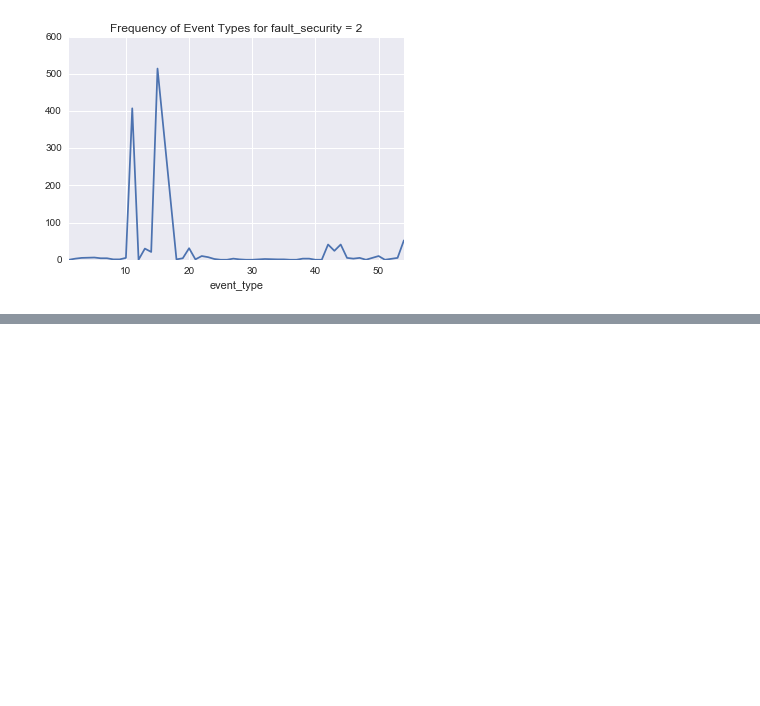
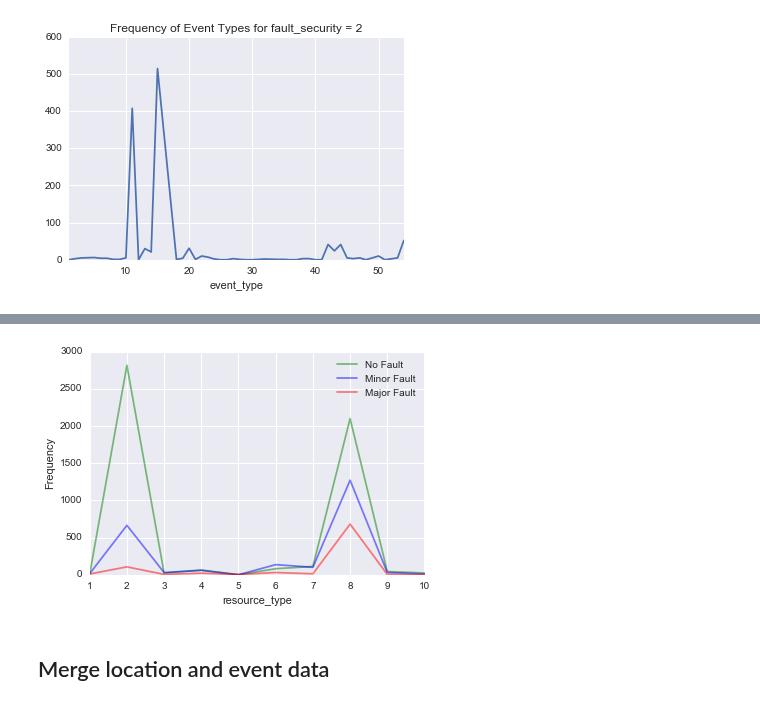
Before and after one commit to numb3r33/Applied-Data-Analysis, a Jupyter notebook: Telestra Network Disruptions/notebooks/Telestra-Understanding-Data.ipynb, the cells around one changed output, grey strips where cells are left out. Cells and saved outputs as stored; diff of their text form; code cells hidden in the pictures; blank space fills up the shorter version.

```diff
--- a/Telestra Network Disruptions/notebooks/Telestra-Understanding-Data.ipynb
+++ b/Telestra Network Disruptions/notebooks/Telestra-Understanding-Data.ipynb
@@ -327,0 +356,2 @@ plt.title('Frequency of Event Types for fault_security = 2');
+# %%
+resource_types_merged = pd.merge(train, resource_types, on='id', how='left'); resource_types_merged.head()
@@ -327,0 +365,12 @@ plt.title('Frequency of Event Types for fault_security = 2');
+# %%
+c = pd.crosstab(resource_types_merged.fault_severity, resource_types_merged.resource_type)
+# %%
+c.ix[0].plot(color='g', alpha=0.5, label='No Fault')
+c.ix[1].plot(color='b', alpha=0.5, label='Minor Fault')
+c.ix[2].plot(color='r', alpha=0.5, label='Major Fault')
+plt.ylabel('Frequency')
+plt.legend(loc='best');
+# %% [output]
+[figure, added]
+# %% [markdown]
+## Merge location and event data
```
Also changed, not shown: parts of 19 cells of this notebook, 1 other file.
